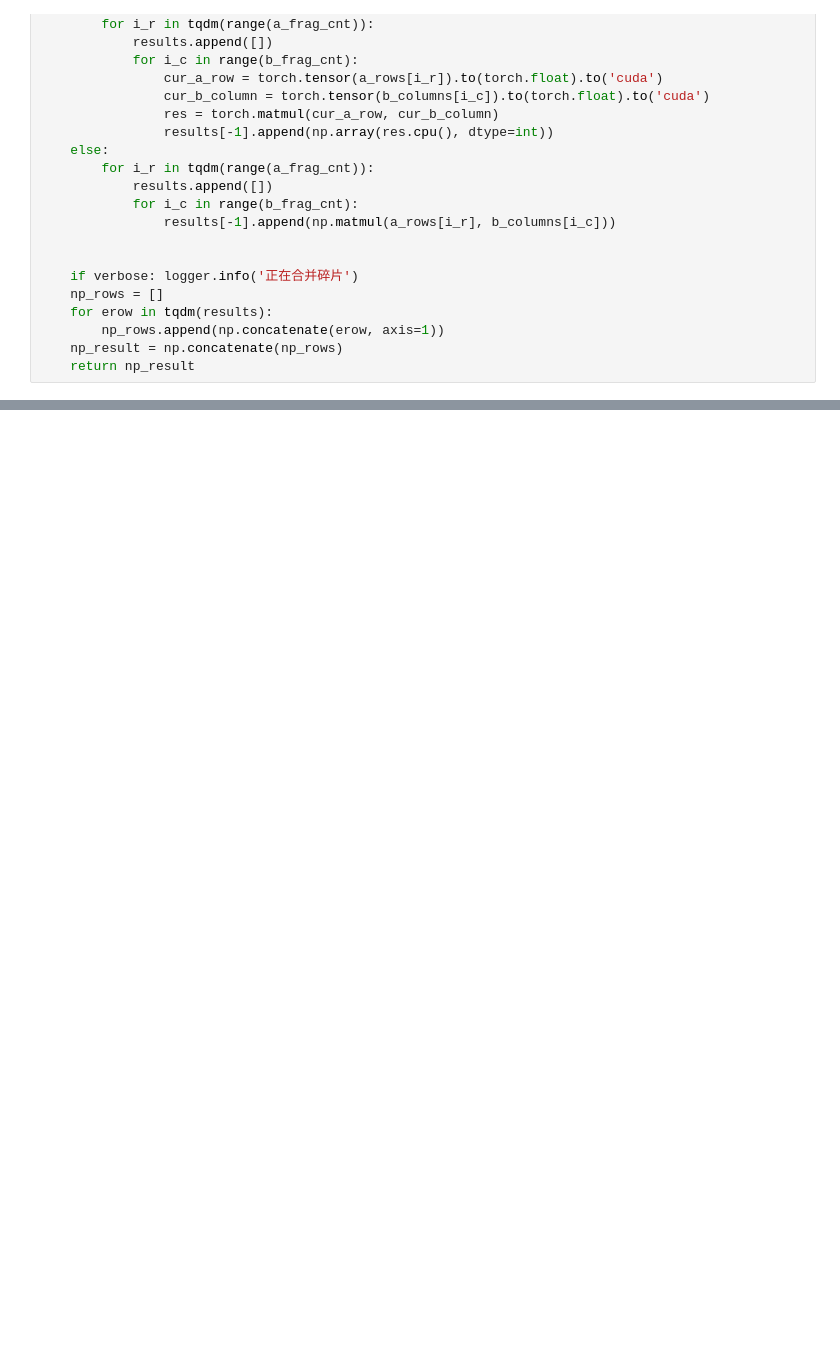
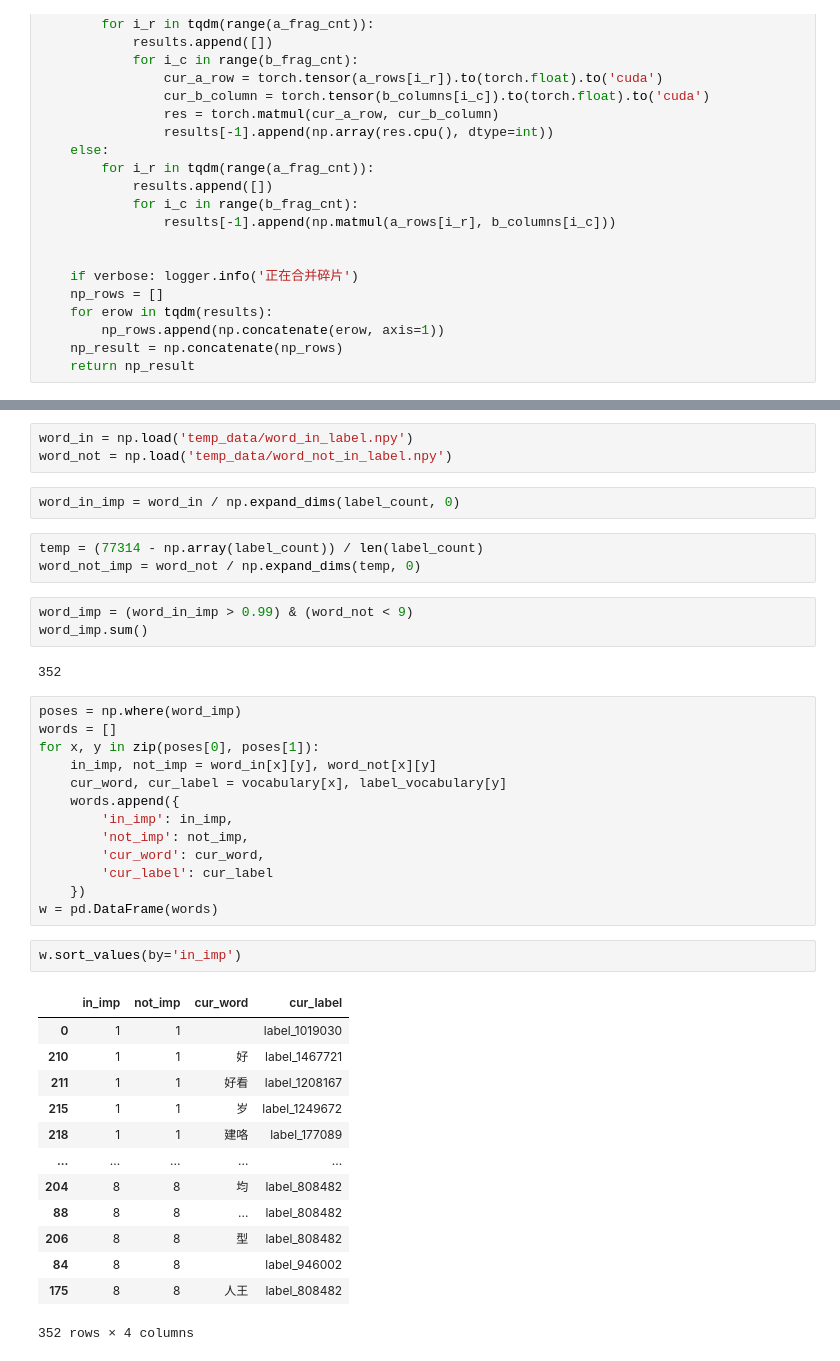
Before and after one commit to 1170500820/RM2023, a Jupyter notebook: process.ipynb, the cells around one changed output, grey strips where cells are left out. Cells and saved outputs as stored; diff of their text form; blank space fills up the shorter version.

```diff
--- a/process.ipynb
+++ b/process.ipynb
@@ -257,0 +377,42 @@ d = frag_matmul(a, b, max_dim=30)
+# %%
+word_in = np.load('temp_data/word_in_label.npy')
+word_not = np.load('temp_data/word_not_in_label.npy')
+# %%
+word_in_imp = word_in / np.expand_dims(label_count, 0)
+# %%
+temp = (77314 - np.array(label_count)) / len(label_count)
+word_not_imp = word_not / np.expand_dims(temp, 0)
+# %%
+word_imp = (word_in_imp > 0.99) & (word_not < 9)
+word_imp.sum()
+# %% [output]
+352
+# %%
+poses = np.where(word_imp)
+words = []
+for x, y in zip(poses[0], poses[1]):
+    in_imp, not_imp = word_in[x][y], word_not[x][y]
+    cur_word, cur_label = vocabulary[x], label_vocabulary[y]
+    words.append({
+        'in_imp': in_imp,
+        'not_imp': not_imp,
+        'cur_word': cur_word,
+        'cur_label': cur_label
+    })
+w = pd.DataFrame(words)
+# %%
+w.sort_values(by='in_imp')
+# %% [output]
+|  | in_imp | not_imp | cur_word | cur_label |
+| 0 | 1 | 1 |  | label_1019030 |
+| 210 | 1 | 1 | 好 | label_1467721 |
+| 211 | 1 | 1 | 好看 | label_1208167 |
+| 215 | 1 | 1 | 岁 | label_1249672 |
+| 218 | 1 | 1 | 建咯 | label_177089 |
+| ... | ... | ... | ... | ... |
+| 204 | 8 | 8 | 均 | label_808482 |
+| 88 | 8 | 8 | ... | label_808482 |
+| 206 | 8 | 8 | 型 | label_808482 |
+| 84 | 8 | 8 |  | label_946002 |
+| 175 | 8 | 8 | 人王 | label_808482 |
+352 rows × 4 columns
```
Also changed, not shown: parts of 24 cells of this notebook, 29 other files.
